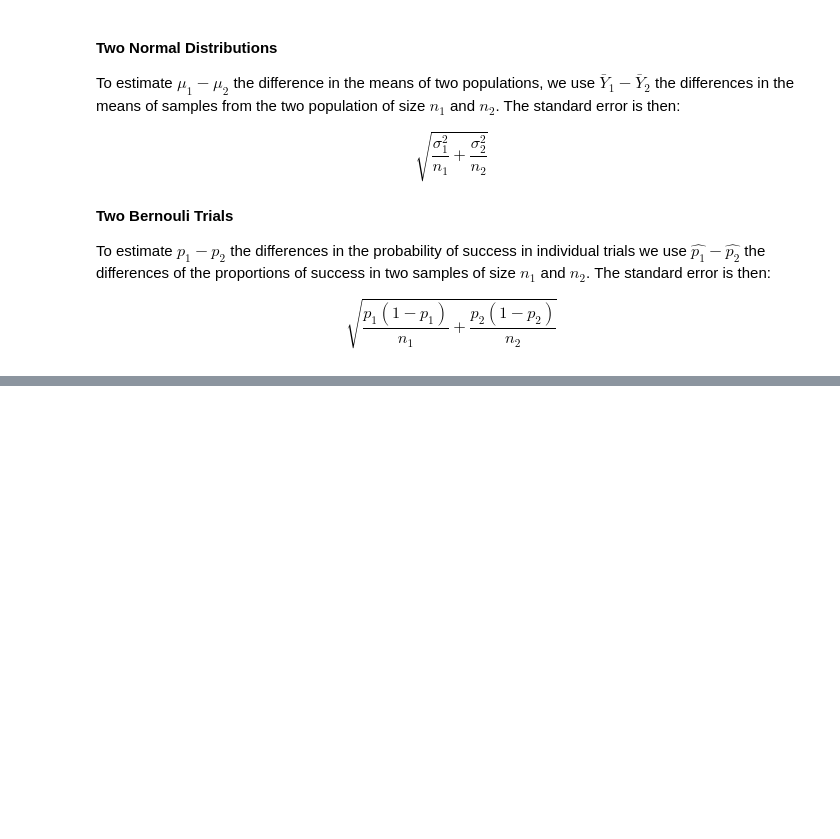
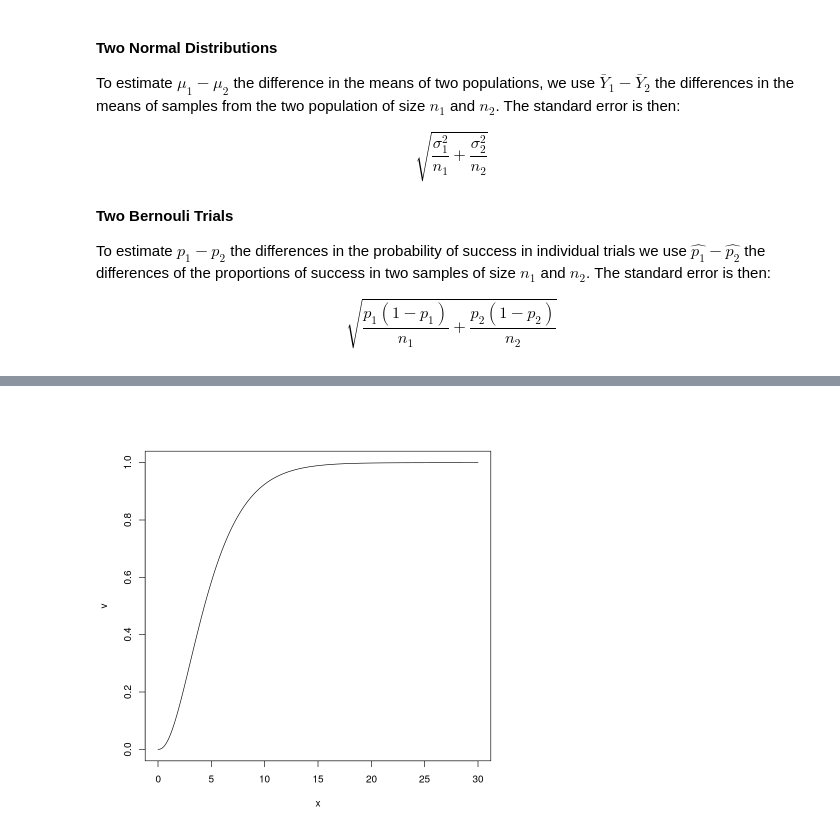
Before and after one commit to virgilpierce/MATH_550, a Jupyter notebook: 08-Confidence_Hypothesis.ipynb, the cells around one changed output, grey strips where cells are left out. Cells and saved outputs as stored; diff of their text form; code cells hidden in the pictures; blank space fills up the shorter version.

```diff
--- a/08-Confidence_Hypothesis.ipynb
+++ b/08-Confidence_Hypothesis.ipynb
@@ -86,0 +103,5 @@ $$ \sqrt{ \frac{p_1 (1-p_1)}{n_1} + \frac{ p_2 (1-p_2) }{n_2 } } $$
+# %%
+v <- pchisq(x, df)
+plot(x, v, type='l')
+# %% [output]
+[figure, added]
```
Also changed, not shown: parts of 10 cells of this notebook, 18 other files.
